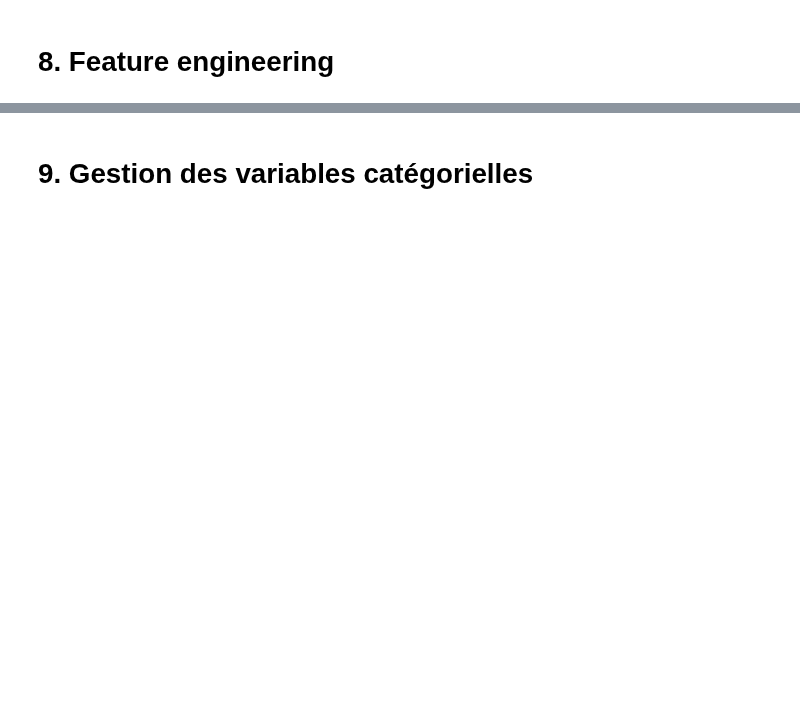
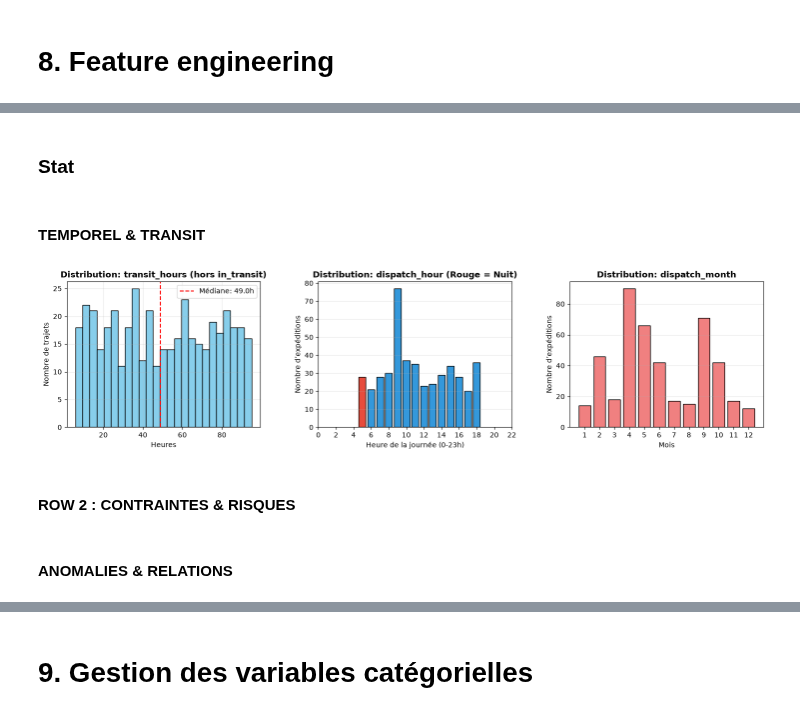
Before and after one commit to HananeDjouadi/G05-DataMining-2627, a Jupyter notebook: data/logistics/shipments.ipynb, the cells around one changed output, grey strips where cells are left out. Cells and saved outputs as stored; diff of their text form; code cells hidden in the pictures; blank space fills up the shorter version.

```diff
--- a/data/logistics/shipments.ipynb
+++ b/data/logistics/shipments.ipynb
@@ -512,0 +601,14 @@ plt.show()
+# %%
+# 1. Transfert interne (l'émetteur est aussi le destinataire)
+df_analysis['is_internal_transfer'] = (df_analysis['sender_partner_code'] == df_analysis['receiver_partner_code']).astype(int)
+
+# 2. Auto-transport (l'émetteur assure lui-même le transport)
+df_analysis['sender_is_carrier'] = (df_analysis['sender_partner_code'] == df_analysis['carrier_partner_code']).astype(int)
+
+# 3. Mouvement intra-site (départ = arrivée)
+df_analysis['same_facility_transfer'] = (df_analysis['origin_facility_code'] == df_analysis['destination_facility_code']).astype(int)
+
+print("\nIndicateurs relationnels créés :")
+print(f"  • Transferts internes (sender == receiver) : {df_analysis['is_internal_transfer'].sum()}")
+print(f"  • Auto-transports (sender == carrier) : {df_analysis['sender_is_carrier'].sum()}")
+print(f"  • Transferts sur même site (origin == dest) : {df_analysis['same_facility_transfer'].sum()}")
@@ -512,0 +700,45 @@ plt.show()
+# %% [markdown]
+### Stat
+# %% [markdown]
+#### TEMPOREL & TRANSIT
+# %%
+import matplotlib.pyplot as plt
+import seaborn as sns
+
+fig = plt.figure(figsize=(18, 14))
+gs = fig.add_gridspec(3, 3, hspace=0.35, wspace=0.3)
+
+# 1. Distribution de la durée de transit (transit_hours)
+ax1 = fig.add_subplot(gs[0, 0])
+valid_transit = df_analysis['transit_hours'].dropna()
+ax1.hist(valid_transit, bins=25, color='skyblue', edgecolor='black')
+ax1.axvline(valid_transit.median(), color='red', linestyle='--', label=f'Médiane: {valid_transit.median():.1f}h')
+ax1.set_title('Distribution: transit_hours (hors in_transit)', fontweight='bold')
+ax1.set_xlabel('Heures')
+ax1.set_ylabel('Nombre de trajets')
+ax1.legend()
+ax1.grid(True, alpha=0.3)
+
+# 2. Heure de départ (dispatch_hour) - Détection des départs de nuit
+ax2 = fig.add_subplot(gs[0, 1])
+counts_hour = df_analysis['dispatch_hour'].value_counts().sort_index()
+colors_hour = ['#e74c3c' if (h < 6 or h >= 22) else '#3498db' for h in counts_hour.index]
+ax2.bar(counts_hour.index, counts_hour.values, color=colors_hour, edgecolor='black')
+ax2.set_title('Distribution: dispatch_hour (Rouge = Nuit)', fontweight='bold')
+ax2.set_xlabel('Heure de la journée (0-23h)')
+ax2.set_ylabel('Nombre d’expéditions')
+ax2.set_xticks(range(0, 24, 2))
+ax2.grid(True, alpha=0.3, axis='y')
+
+# 3. Répartition mensuelle / temporelle
+ax3 = fig.add_subplot(gs[0, 2])
+month_counts = df_analysis['dispatch_month'].value_counts().sort_index()
+ax3.bar([str(m) for m in month_counts.index], month_counts.values, color='lightcoral', edgecolor='black')
+ax3.set_title('Distribution: dispatch_month', fontweight='bold')
+ax3.set_xlabel('Mois')
+ax3.set_ylabel('Nombre d’expéditions')
+ax3.grid(True, alpha=0.3, axis='y')
+# %% [output]
+[figure, added]
+# %% [markdown]
+#### ROW 2 : CONTRAINTES & RISQUES
@@ -512,0 +773,2 @@ plt.show()
+# %% [markdown]
+#### ANOMALIES & RELATIONS
```
Also changed, not shown: parts of 45 cells of this notebook.
